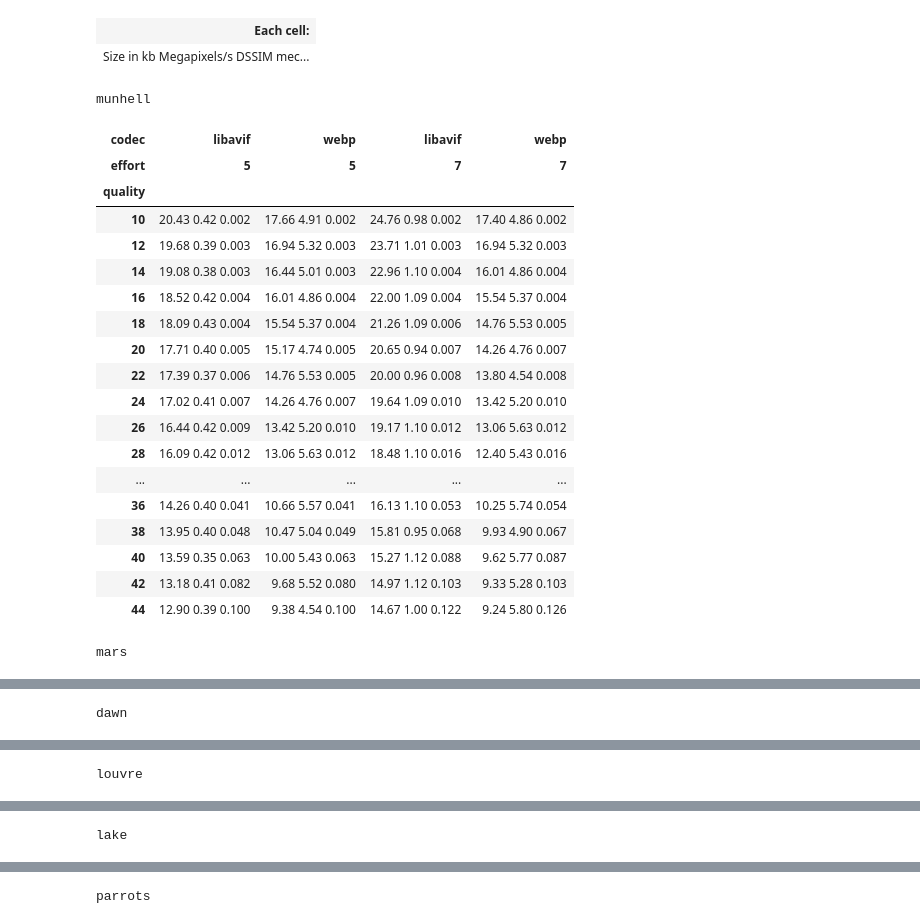
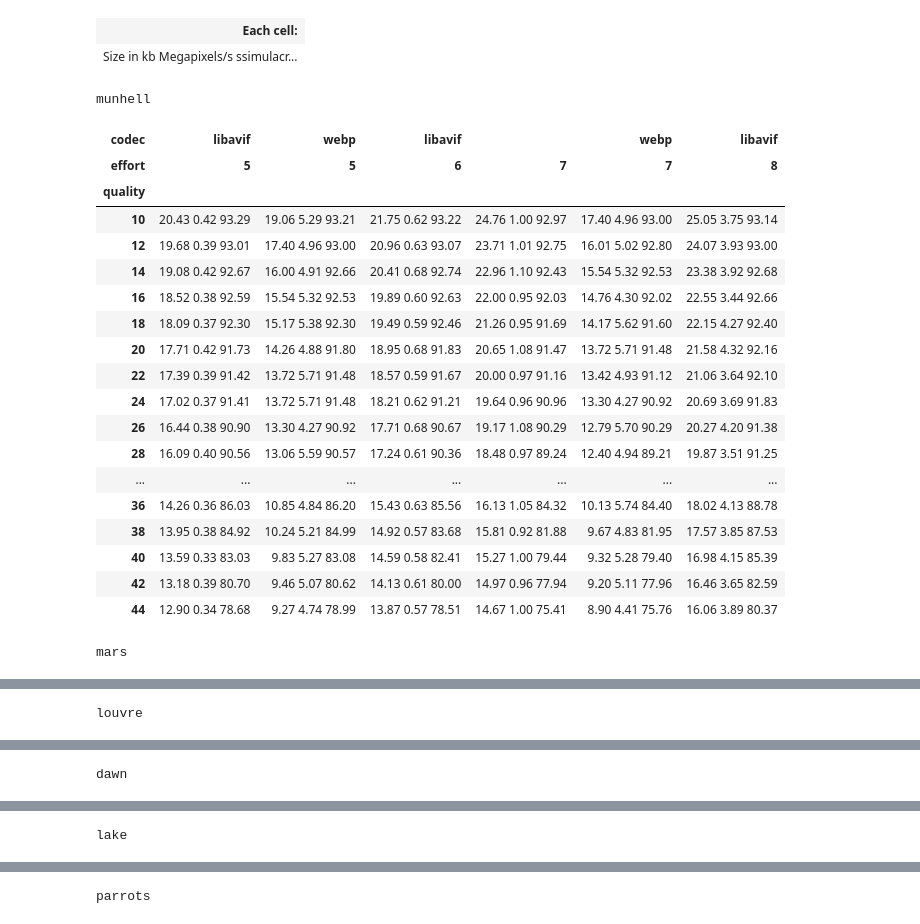
Before and after one commit to homm/image-codecs-bench, a Jupyter notebook: libavif.ipynb, the cells around one changed output, grey strips where cells are left out. Saved outputs shown, nothing was run; the diff lists cells and outputs as text; code cells hidden in the pictures.

Commit message:
Use ssimulacra2 metric

```diff
--- a/libavif.ipynb
+++ b/libavif.ipynb
@@ -7,8 +7,9 @@ from IPython.display import display, HTML
 display(HTML("<style>.container{ width:100% !important; }</style>"))
 
 df = src_df = pandas.read_csv('libavif.csv')
+df.sort_values(['effort', 'codec'], inplace=True)
 df['size_kb'] = df['size'] / 1000
-df['data'] = df.agg('<tt>{0[size_kb]:5.2f}&nbsp;<br>{0[perf]:5.2f}&nbsp;<br>{0[dssim]:7.3f}</tt>'.format, axis=1)
+df['data'] = df.agg('<tt>{0[size_kb]:5.2f}<br>{0[perf]:5.2f}<br>{0[dssim]:7.2f}</tt>'.format, axis=1)
 
 df
 # %% [output]
@@ -28,45 +29,45 @@ df
 # %%
 display(HTML("""<table>
 <tr><th>Each cell:
 <tr><td>
 Size in kb<br>
 Megapixels/s<br>
-DSSIM mectric
+ssimulacra2 mectric
 </table>
 """))
 
 tables = []
 
 for fname in src_df.fname.unique():
     df = src_df[src_df.fname == fname]
     df = df.pivot(index='quality', columns=['codec', 'effort'], values='data')
     tables.append(f"<h1>{fname}</h1>" + df.to_html(escape=False))
 
 display(HTML("".join(
     f'<div style="float:left">{table}</div>'
     for table in tables
 )))
 # %% [output]
 | Each cell: |
-| Size in kb Megapixels/s DSSIM mec... |
+| Size in kb Megapixels/s ssimulacr... |
 munhell
-| codec | libavif | webp | libavif | webp |
-| effort | 5 | 5 | 7 | 7 |
-| quality |  |  |  |  |
-| 10 | 20.43 0.42 0.002 | 17.66 4.91 0.002 | 24.76 0.98 0.002 | 17.40 4.86 0.002 |
-| 12 | 19.68 0.39 0.003 | 16.94 5.32 0.003 | 23.71 1.01 0.003 | 16.94 5.32 0.003 |
-| 14 | 19.08 0.38 0.003 | 16.44 5.01 0.003 | 22.96 1.10 0.004 | 16.01 4.86 0.004 |
-| 16 | 18.52 0.42 0.004 | 16.01 4.86 0.004 | 22.00 1.09 0.004 | 15.54 5.37 0.004 |
-| 18 | 18.09 0.43 0.004 | 15.54 5.37 0.004 | 21.26 1.09 0.006 | 14.76 5.53 0.005 |
-| 20 | 17.71 0.40 0.005 | 15.17 4.74 0.005 | 20.65 0.94 0.007 | 14.26 4.76 0.007 |
-| 22 | 17.39 0.37 0.006 | 14.76 5.53 0.005 | 20.00 0.96 0.008 | 13.80 4.54 0.008 |
-| 24 | 17.02 0.41 0.007 | 14.26 4.76 0.007 | 19.64 1.09 0.010 | 13.42 5.20 0.010 |
-| 26 | 16.44 0.42 0.009 | 13.42 5.20 0.010 | 19.17 1.10 0.012 | 13.06 5.63 0.012 |
-| 28 | 16.09 0.42 0.012 | 13.06 5.63 0.012 | 18.48 1.10 0.016 | 12.40 5.43 0.016 |
-| ... | ... | ... | ... | ... |
-| 36 | 14.26 0.40 0.041 | 10.66 5.57 0.041 | 16.13 1.10 0.053 | 10.25 5.74 0.054 |
-| 38 | 13.95 0.40 0.048 | 10.47 5.04 0.049 | 15.81 0.95 0.068 | 9.93 4.90 0.067 |
-| 40 | 13.59 0.35 0.063 | 10.00 5.43 0.063 | 15.27 1.12 0.088 | 9.62 5.77 0.087 |
-| 42 | 13.18 0.41 0.082 | 9.68 5.52 0.080 | 14.97 1.12 0.103 | 9.33 5.28 0.103 |
-| 44 | 12.90 0.39 0.100 | 9.38 4.54 0.100 | 14.67 1.00 0.122 | 9.24 5.80 0.126 |
+| codec | libavif | webp | libavif |  | webp | libavif |
+| effort | 5 | 5 | 6 | 7 | 7 | 8 |
+| quality |  |  |  |  |  |  |
+| 10 | 20.43 0.42 93.29 | 19.06 5.29 93.21 | 21.75 0.62 93.22 | 24.76 1.00 92.97 | 17.40 4.96 93.00 | 25.05 3.75 93.14 |
+| 12 | 19.68 0.39 93.01 | 17.40 4.96 93.00 | 20.96 0.63 93.07 | 23.71 1.01 92.75 | 16.01 5.02 92.80 | 24.07 3.93 93.00 |
+| 14 | 19.08 0.42 92.67 | 16.00 4.91 92.66 | 20.41 0.68 92.74 | 22.96 1.10 92.43 | 15.54 5.32 92.53 | 23.38 3.92 92.68 |
+| 16 | 18.52 0.38 92.59 | 15.54 5.32 92.53 | 19.89 0.60 92.63 | 22.00 0.95 92.03 | 14.76 4.30 92.02 | 22.55 3.44 92.66 |
+| 18 | 18.09 0.37 92.30 | 15.17 5.38 92.30 | 19.49 0.59 92.46 | 21.26 0.95 91.69 | 14.17 5.62 91.60 | 22.15 4.27 92.40 |
+| 20 | 17.71 0.42 91.73 | 14.26 4.88 91.80 | 18.95 0.68 91.83 | 20.65 1.08 91.47 | 13.72 5.71 91.48 | 21.58 4.32 92.16 |
+| 22 | 17.39 0.39 91.42 | 13.72 5.71 91.48 | 18.57 0.59 91.67 | 20.00 0.97 91.16 | 13.42 4.93 91.12 | 21.06 3.64 92.10 |
+| 24 | 17.02 0.37 91.41 | 13.72 5.71 91.48 | 18.21 0.62 91.21 | 19.64 0.96 90.96 | 13.30 4.27 90.92 | 20.69 3.69 91.83 |
+| 26 | 16.44 0.38 90.90 | 13.30 4.27 90.92 | 17.71 0.68 90.67 | 19.17 1.08 90.29 | 12.79 5.70 90.29 | 20.27 4.20 91.38 |
+| 28 | 16.09 0.40 90.56 | 13.06 5.59 90.57 | 17.24 0.61 90.36 | 18.48 0.97 89.24 | 12.40 4.94 89.21 | 19.87 3.51 91.25 |
+| ... | ... | ... | ... | ... | ... | ... |
+| 36 | 14.26 0.36 86.03 | 10.85 4.84 86.20 | 15.43 0.63 85.56 | 16.13 1.05 84.32 | 10.13 5.74 84.40 | 18.02 4.13 88.78 |
+| 38 | 13.95 0.38 84.92 | 10.24 5.21 84.99 | 14.92 0.57 83.68 | 15.81 0.92 81.88 | 9.67 4.83 81.95 | 17.57 3.85 87.53 |
+| 40 | 13.59 0.33 83.03 | 9.83 5.27 83.08 | 14.59 0.58 82.41 | 15.27 1.00 79.44 | 9.32 5.28 79.40 | 16.98 4.15 85.39 |
+| 42 | 13.18 0.39 80.70 | 9.46 5.07 80.62 | 14.13 0.61 80.00 | 14.97 0.96 77.94 | 9.20 5.11 77.96 | 16.46 3.65 82.59 |
+| 44 | 12.90 0.34 78.68 | 9.27 4.74 78.99 | 13.87 0.57 78.51 | 14.67 1.00 75.41 | 8.90 4.41 75.76 | 16.06 3.89 80.37 |
 mars
@@ -92 +93 @@ mars
-dawn
+louvre
@@ -112 +113 @@ dawn
-louvre
+dawn
```
Also changed, not shown: parts of 2 cells of this notebook, 5 other files.
